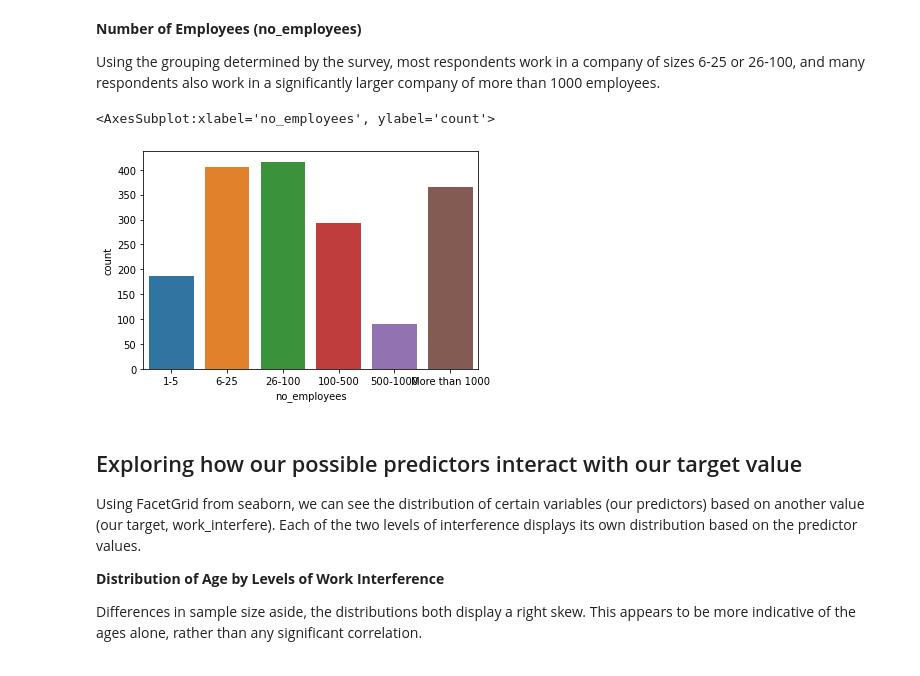
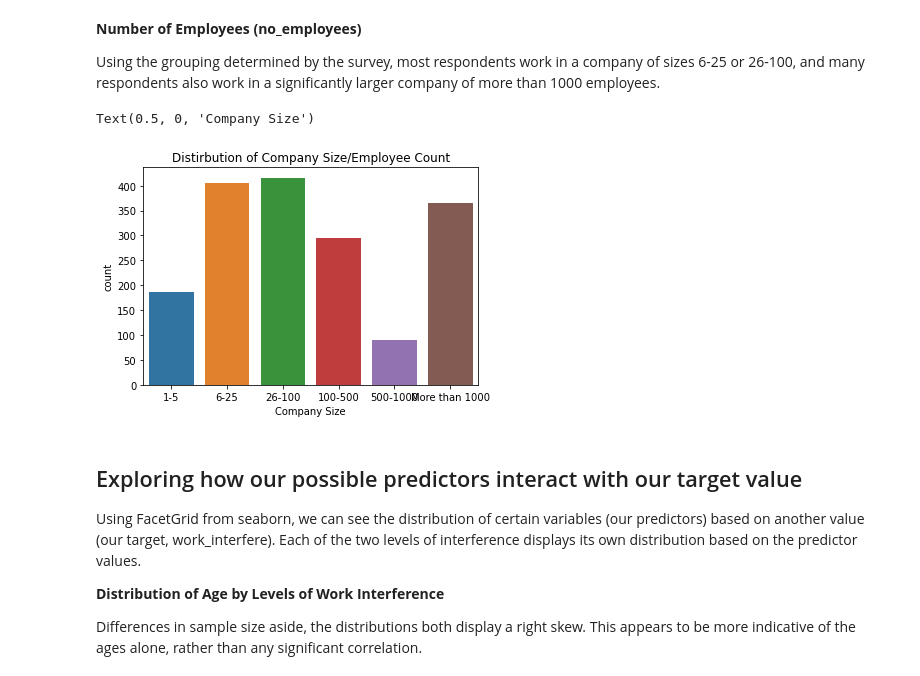
Before and after one commit to gabbley/gabbley.github.io, a Jupyter notebook: finalproject.ipynb, the cells around one changed output. Cells and saved outputs as stored; diff of their text form; code cells hidden in the pictures.

```diff
--- a/finalproject.ipynb
+++ b/finalproject.ipynb
@@ -454,9 +458,11 @@ Using the grouping determined by the survey, most respondents work in a company
 # %%
 sns.countplot(survey['no_employees'].dropna(),
               order = ['1-5', '6-25', '26-100', '100-500', '500-1000', 'More than 1000'])
+plt.title("Distirbution of Company Size/Employee Count")
+plt.xlabel("Company Size")
 # %% [output]
-<AxesSubplot:xlabel='no_employees', ylabel='count'>
+Text(0.5, 0, 'Company Size')
-[figure, old version]
+[figure, new version]
 # %% [markdown]
 ## Exploring how our possible predictors interact with our target value
 Using FacetGrid from seaborn, we can see the distribution of certain variables (our predictors) based on another value (our target, work_interfere). Each of the two levels of interference displays its own distribution based on the predictor values.
```
Also changed, not shown: parts of 64 cells of this notebook, 2 other files.
